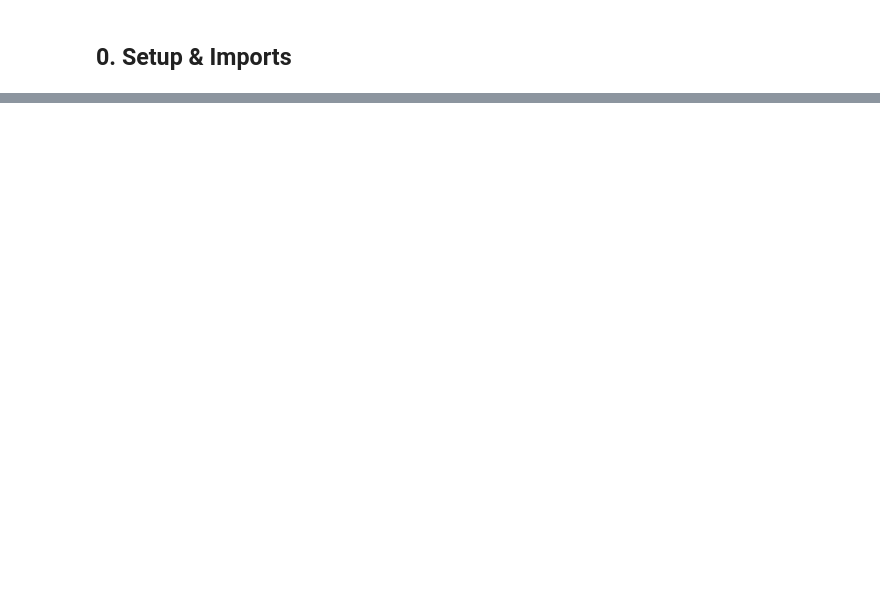
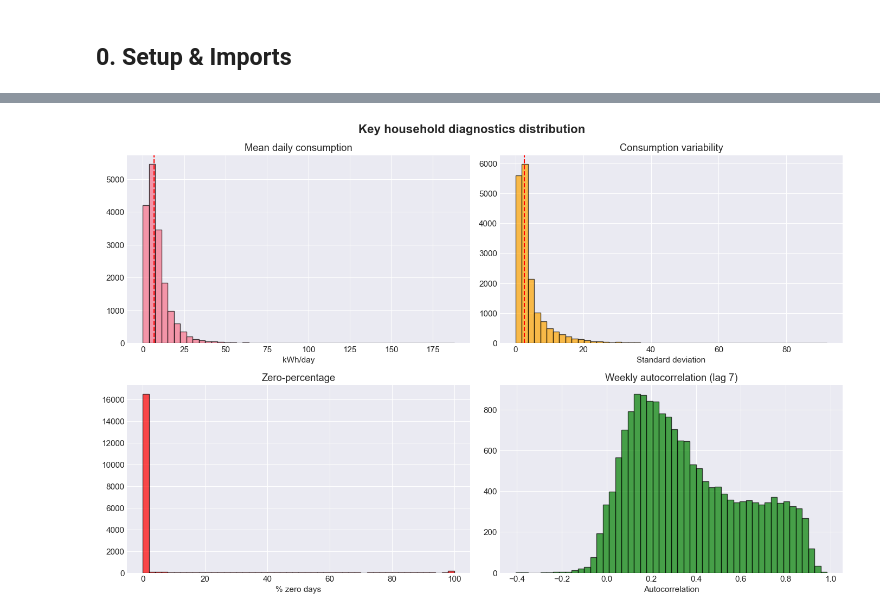
Before and after one commit to hemalii3/rdkd, a Jupyter notebook: notebooks/01_EDA.ipynb, the cells around one changed output, grey strips where cells are left out. Saved outputs shown, nothing was run; the diff lists cells and outputs as text; code cells hidden in the pictures; blank space fills up the shorter version.

```diff
--- a/notebooks/01_EDA.ipynb
+++ b/notebooks/01_EDA.ipynb
@@ -169,0 +34,6 @@ else:
+# %%
+from src.utils.data_loader import load_train_data
+
+print("Loading 2023 training data...")
+train_data = load_train_data()
+print("2023 shape:", train_data.shape)
@@ -184,56 +83,27 @@ print(household_stats.describe())
 # %%
-# Visualize overall consumption distribution
-fig, axes = plt.subplots(2, 3, figsize=(18, 10))
-fig.suptitle('Household Consumption Statistics Distribution', fontsize=16, fontweight='bold')
+fig, axes = plt.subplots(2, 2, figsize=(14, 9))
+fig.suptitle("Key household diagnostics distribution", fontsize=16, fontweight="bold")
 
-# Mean consumption
-axes[0, 0].hist(household_stats['mean'], bins=50, edgecolor='black', alpha=0.7)
-axes[0, 0].axvline(household_stats['mean'].median(), color='red', linestyle='--', label=f'Median: {household_stats["mean"].median():.2f}')
-axes[0, 0].set_xlabel('Mean Consumption (kWh/day)')
-axes[0, 0].set_ylabel('Number of Households')
-axes[0, 0].set_title('Mean Daily Consumption')
-axes[0, 0].legend()
+axes[0, 0].hist(household_stats["mean"], bins=50, edgecolor="black", alpha=0.7)
+axes[0, 0].axvline(household_stats["mean"].median(), color="red", linestyle="--")
+axes[0, 0].set_title("Mean daily consumption")
+axes[0, 0].set_xlabel("kWh/day")
 
-# Standard deviation
-axes[0, 1].hist(household_stats['std'], bins=50, edgecolor='black', alpha=0.7, color='orange')
-axes[0, 1].axvline(household_stats['std'].median(), color='red', linestyle='--', label=f'Median: {household_stats["std"].median():.2f}')
-axes[0, 1].set_xlabel('Standard Deviation (kWh)')
-axes[0, 1].set_ylabel('Number of Households')
-axes[0, 1].set_title('Consumption Variability')
-axes[0, 1].legend()
+axes[0, 1].hist(household_stats["std"], bins=50, edgecolor="black", alpha=0.7, color="orange")
+axes[0, 1].axvline(household_stats["std"].median(), color="red", linestyle="--")
+axes[0, 1].set_title("Consumption variability")
+axes[0, 1].set_xlabel("Standard deviation")
 
-# Coefficient of variation
-axes[0, 2].hist(household_stats['cv'], bins=50, edgecolor='black', alpha=0.7, color='green')
-axes[0, 2].axvline(household_stats['cv'].median(), color='red', linestyle='--', label=f'Median: {household_stats["cv"].median():.2f}')
-axes[0, 2].set_xlabel('Coefficient of Variation (CV)')
-axes[0, 2].set_ylabel('Number of Households')
-axes[0, 2].set_title('Relative Variability (CV = std/mean)')
-axes[0, 2].legend()
-
-# Min-Max range
-axes[1, 0].hist(household_stats['range'], bins=50, edgecolor='black', alpha=0.7, color='purple')
-axes[1, 0].axvline(household_stats['range'].median(), color='red', linestyle='--', label=f'Median: {household_stats["range"].median():.2f}')
-axes[1, 0].set_xlabel('Consumption Range (kWh)')
-axes[1, 0].set_ylabel('Number of Households')
-axes[1, 0].set_title('Min-Max Range')
+axes[1, 0].hist(household_stats["zero_pct"], bins=50, edgecolor="black", alpha=0.7, color="red")
+axes[1, 0].set_title("Zero-percentage")
+axes[1, 0].set_xlabel("% zero days")
 axes[1, 0].legend()
 
-# Zero consumption percentage
-axes[1, 1].hist(household_stats['zero_pct'], bins=50, edgecolor='black', alpha=0.7, color='red')
-axes[1, 1].axvline(household_stats['zero_pct'].median(), color='darkred', linestyle='--', label=f'Median: {household_stats["zero_pct"].median():.2f}%')
-axes[1, 1].set_xlabel('Zero Consumption Days (%)')
-axes[1, 1].set_ylabel('Number of Households')
-axes[1, 1].set_title('Zero-Consumption Periods')
-axes[1, 1].legend()
-
-# Skewness
-axes[1, 2].hist(household_stats['skew'], bins=50, edgecolor='black', alpha=0.7, color='teal')
-axes[1, 2].axvline(household_stats['skew'].median(), color='red', linestyle='--', label=f'Median: {household_stats["skew"].median():.2f}')
-axes[1, 2].axvline(0, color='black', linestyle='-', linewidth=1, alpha=0.5, label='Symmetric')
-axes[1, 2].set_xlabel('Skewness')
-axes[1, 2].set_ylabel('Number of Households')
-axes[1, 2].set_title('Distribution Skewness')
-axes[1, 2].legend()
+axes[1, 1].hist(diagnostics["autocorr_lag_7"].dropna(), bins=50, edgecolor="black", alpha=0.7, color="green")
+axes[1, 1].set_title("Weekly autocorrelation (lag 7)")
+axes[1, 1].set_xlabel("Autocorrelation")
 
 plt.tight_layout()
 plt.show()
+# %% [output]
+[figure, added]
```
Also changed, not shown: parts of 34 cells of this notebook, 57 other files.
